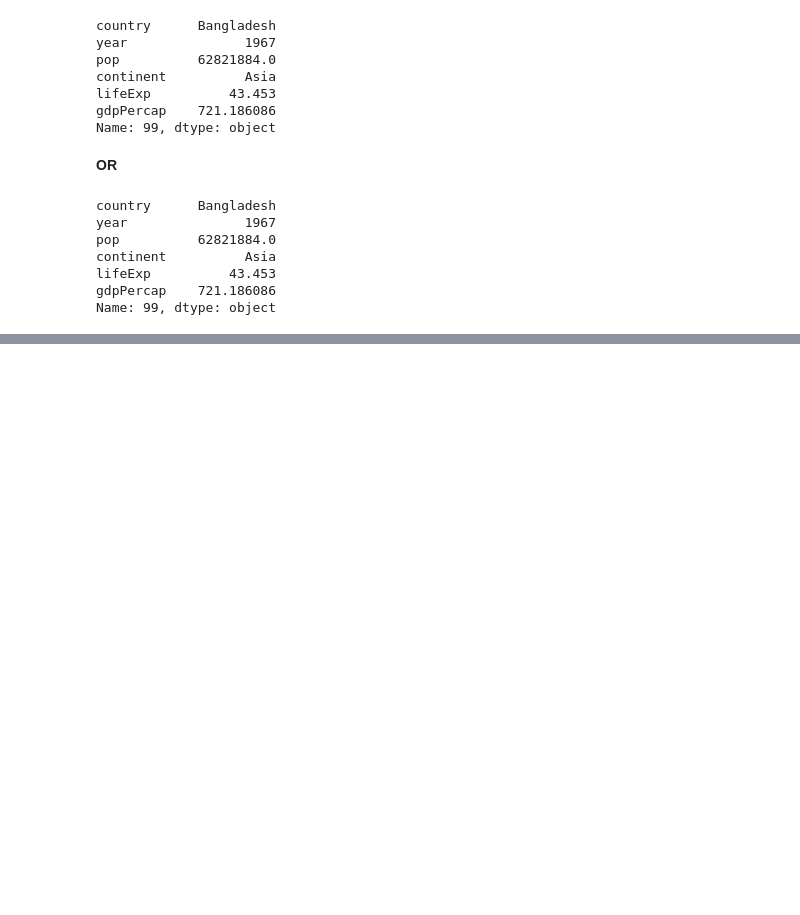
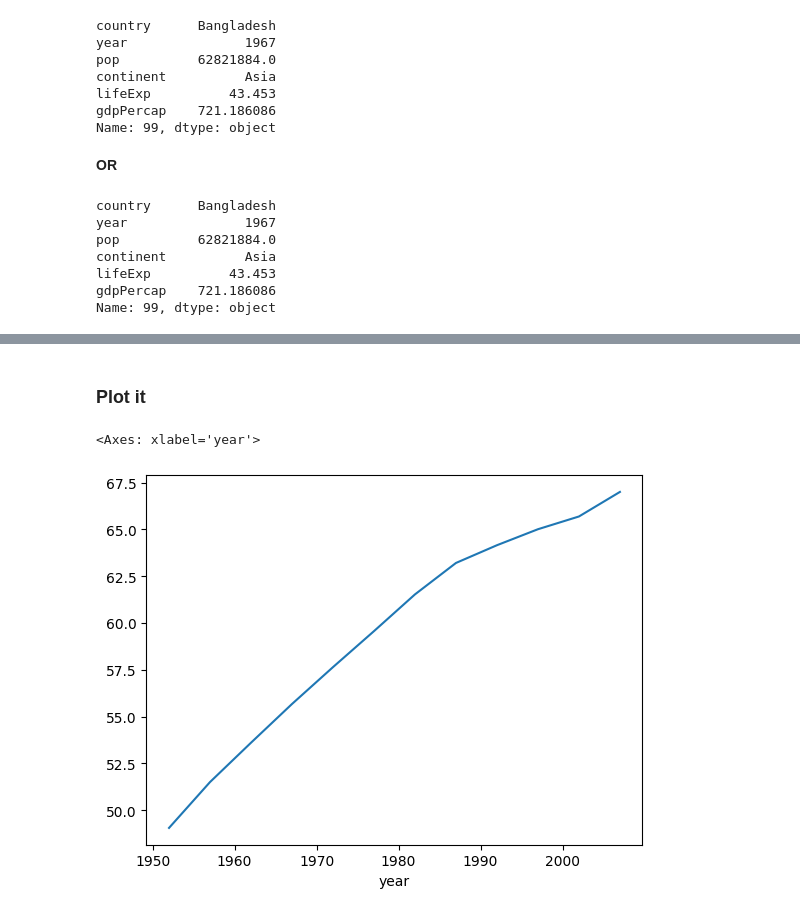
Before and after one commit to AnshSinghSonkhia/Diploma-in-Data-Analytics-with-Python-NPTEL-Alison-IITR, a Jupyter notebook: fundamentals-of-python.ipynb, the cells around one changed output, grey strips where cells are left out. Drawn from its saved outputs; the diff is of its cells as text; code cells hidden in the pictures; blank space fills up the shorter version.

```diff
--- a/fundamentals-of-python.ipynb
+++ b/fundamentals-of-python.ipynb
@@ -145,0 +321,3 @@ Name: 99, dtype: object
+# %%
+global_yearly_mean_life_exp = df.groupby('year')['lifeExp'].mean()
+print(global_yearly_mean_life_exp)
@@ -145,0 +339,7 @@ Name: 99, dtype: object
+# %% [markdown]
+### Plot it
+# %%
+global_yearly_mean_life_exp.plot()
+# %% [output]
+<Axes: xlabel='year'>
+[figure, added]
```
Also changed, not shown: parts of 27 cells of this notebook.
